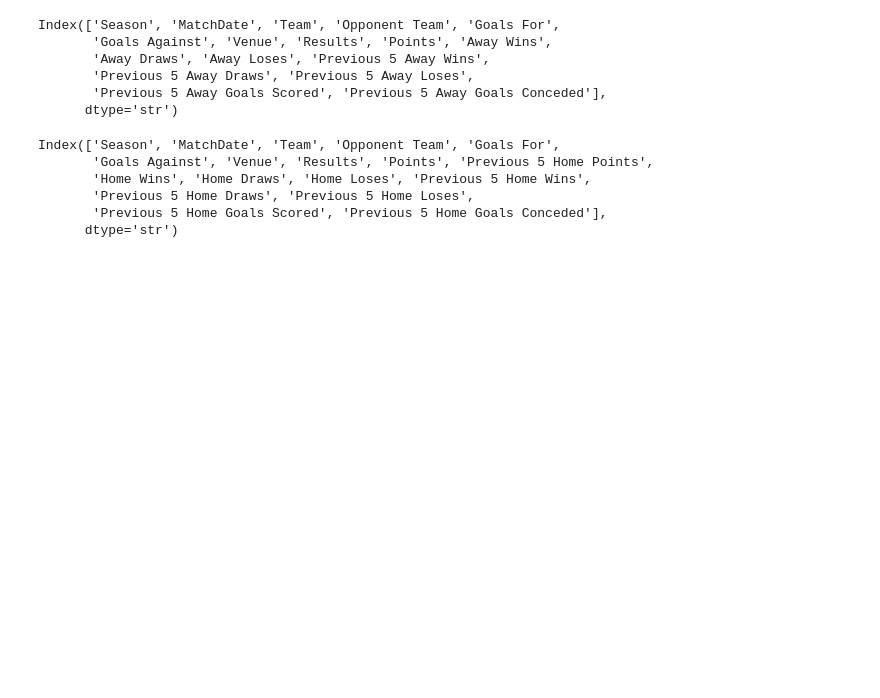
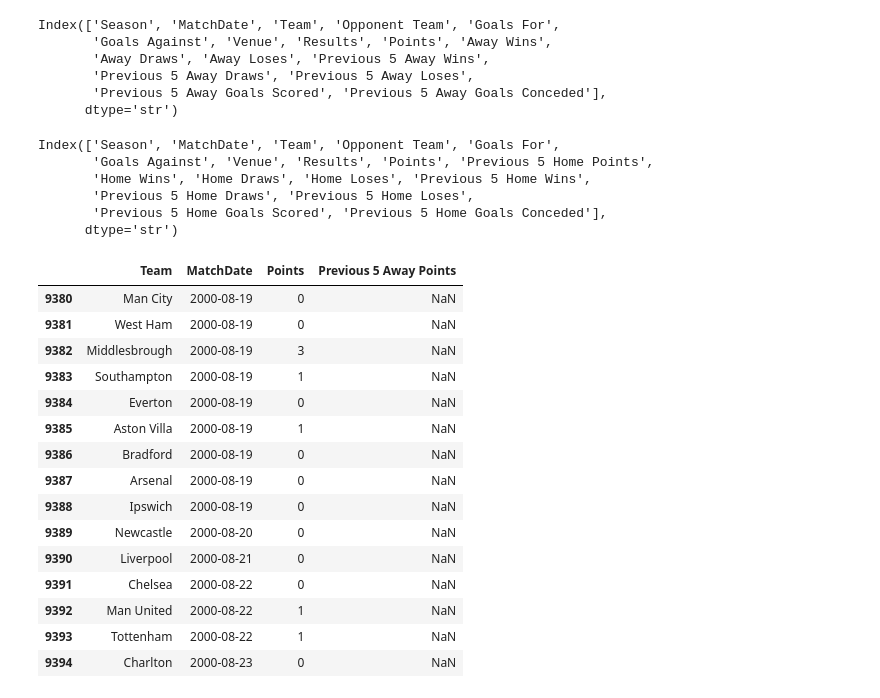
Before and after one commit to nemo-code-ai/epl-prediction-system, a Jupyter notebook: src/epl_prediction_system/system.ipynb, the cells around one changed output. Saved outputs shown, nothing was run; the diff lists cells and outputs as text; code cells hidden in the pictures; blank space fills up the shorter version.

```diff
--- a/src/epl_prediction_system/system.ipynb
+++ b/src/epl_prediction_system/system.ipynb
@@ -1294,3 +1294,28 @@ Index(['Season', 'MatchDate', 'Team', 'Opponent Team', 'Goals For',
        'Previous 5 Home Draws', 'Previous 5 Home Loses',
        'Previous 5 Home Goals Scored', 'Previous 5 Home Goals Conceded'],
       dtype='str')
+# %%
+away_matches['Previous 5 Away Points'] = away_matches.groupby('Team')['Points'].transform(
+    lambda x: x.shift(1).rolling(5).sum()
+)
+# %%
+away_matches[
+    ["Team", "MatchDate", "Points", "Previous 5 Away Points"]
+].head(15)
+# %% [output]
+|  | Team | MatchDate | Points | Previous 5 Away Points |
+| 9380 | Man City | 2000-08-19 | 0 | NaN |
+| 9381 | West Ham | 2000-08-19 | 0 | NaN |
+| 9382 | Middlesbrough | 2000-08-19 | 3 | NaN |
+| 9383 | Southampton | 2000-08-19 | 1 | NaN |
+| 9384 | Everton | 2000-08-19 | 0 | NaN |
+| 9385 | Aston Villa | 2000-08-19 | 1 | NaN |
+| 9386 | Bradford | 2000-08-19 | 0 | NaN |
+| 9387 | Arsenal | 2000-08-19 | 0 | NaN |
+| 9388 | Ipswich | 2000-08-19 | 0 | NaN |
+| 9389 | Newcastle | 2000-08-20 | 0 | NaN |
+| 9390 | Liverpool | 2000-08-21 | 0 | NaN |
+| 9391 | Chelsea | 2000-08-22 | 0 | NaN |
+| 9392 | Man United | 2000-08-22 | 1 | NaN |
+| 9393 | Tottenham | 2000-08-22 | 1 | NaN |
+| 9394 | Charlton | 2000-08-23 | 0 | NaN |
```
Also changed, not shown: parts of 8 cells of this notebook.
